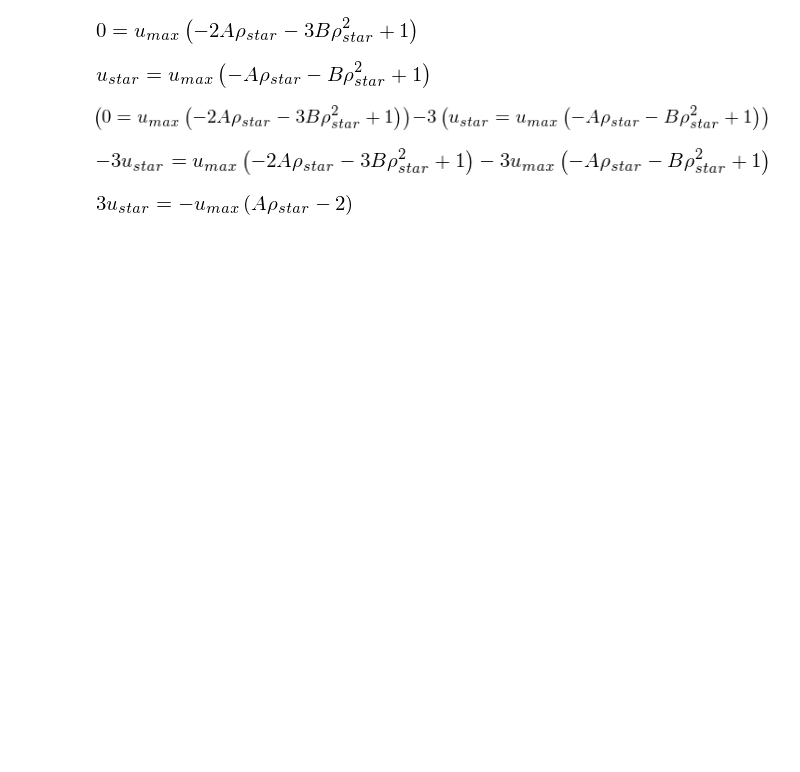
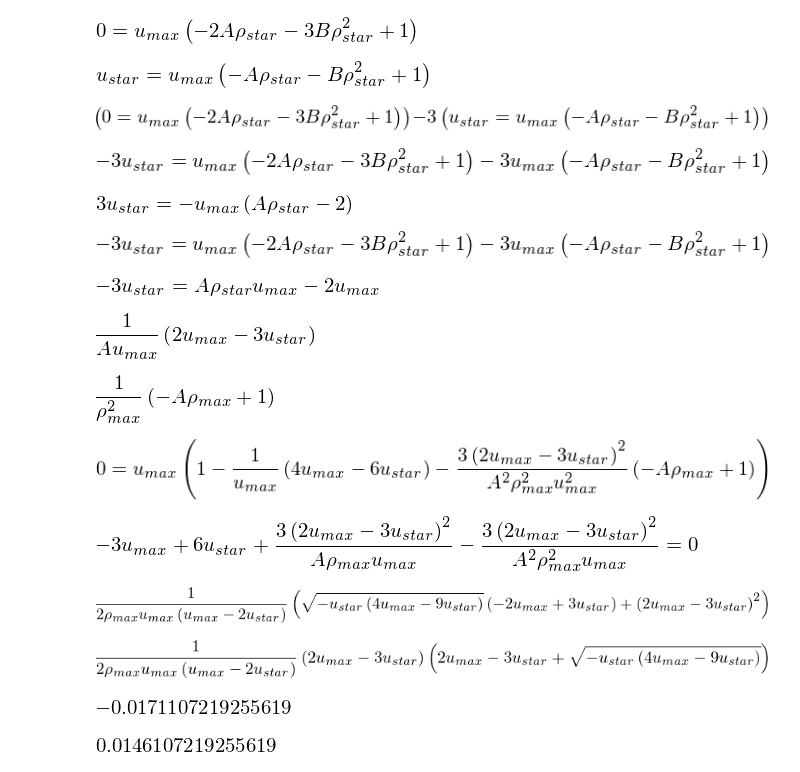
Before and after one commit to aditya3012/NumericalMethods, a Jupyter notebook: M3-Lesson3.ipynb, the cells around one changed output. Saved outputs shown, nothing was run; the diff lists cells and outputs as text; code cells hidden in the pictures; blank space fills up the shorter version.

```diff
--- a/M3-Lesson3.ipynb
+++ b/M3-Lesson3.ipynb
@@ -32,3 +32,30 @@ eq4
 eq4.simplify()
 # %% [output]
 [figure]
+# %%
+eq4
+# %% [output]
+[figure, added]
+# %%
+eq4.expand()
+# %% [output]
+[figure, added]
+# %%
+rho_sol = sympy.solve(eq4,rho_star)[0]
+rho_sol
+# %% [output]
+[figure, added]
+# %%
+B_sol = sympy.solve(eq1,B)[0]
+B_sol
+# %% [output]
+[figure, added]
+# %%
+quadA = eq2.subs([(rho_star,rho_sol),(B,B_sol)])
+quadA
+# %% [output]
+[figure, added]
+# %%
+quadA.simplify()
+# %% [output]
+[figure, added]
@@ -34,0 +64,18 @@ eq4.simplify()
+# %%
+A_sol[0]
+# %% [output]
+[figure, added]
+# %%
+A_sol[1]
+# %% [output]
+[figure, added]
+# %%
+aval_a =A_sol[0].evalf(subs={u_star:0.7,u_max:1.0,rho_max:10.0})
+aval_a
+# %% [output]
+[figure, added]
+# %%
+aval_b =A_sol[1].evalf(subs={u_star:0.7,u_max:1.0,rho_max:10.0})
+aval_b
+# %% [output]
+[figure, added]
```
Also changed, not shown: parts of 20 cells of this notebook.
